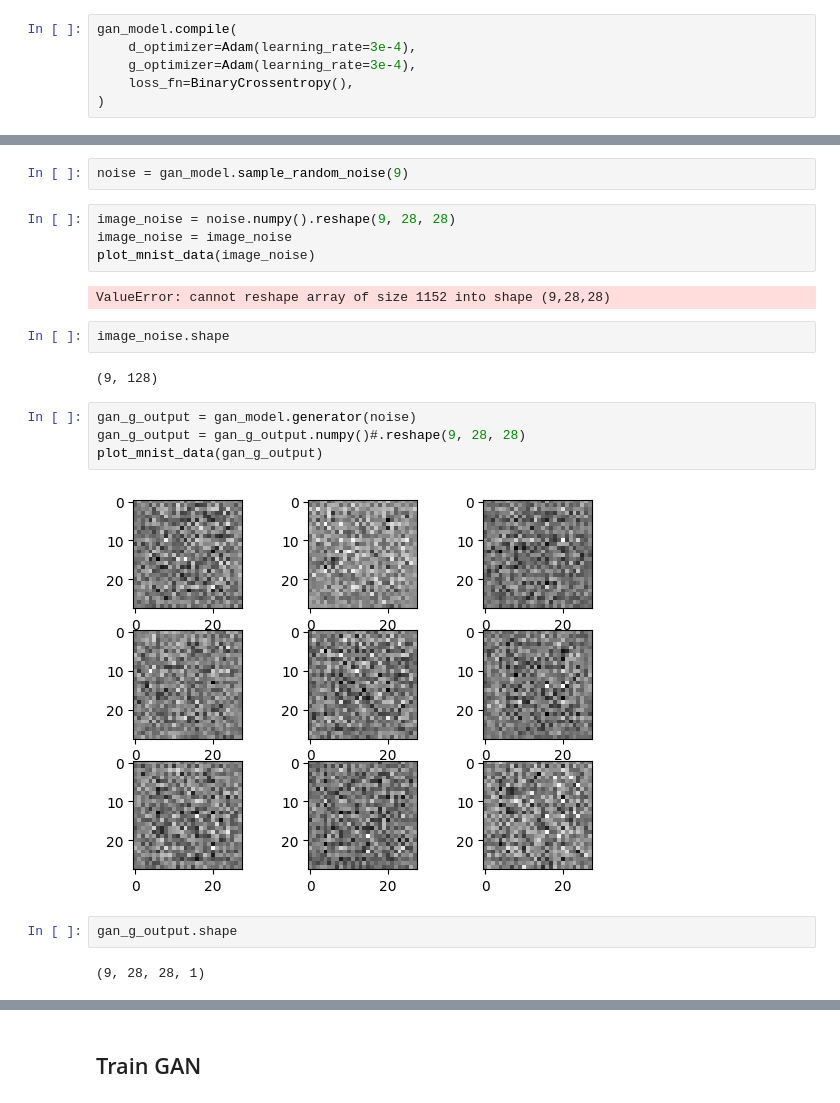
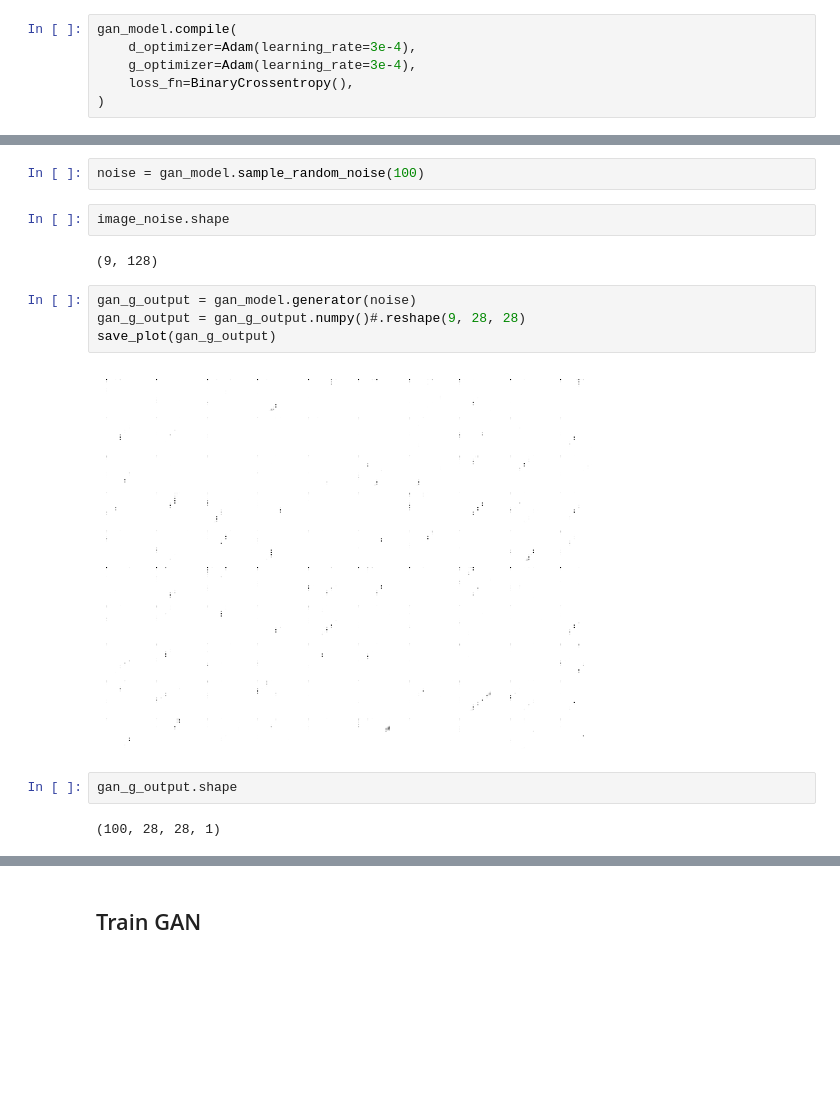
Before and after one commit to vijaygkd/gan, a Jupyter notebook: notebooks/train.ipynb, the cells around one changed output, grey strips where cells are left out. Saved outputs shown, nothing was run; the diff lists cells and outputs as text; blank space fills up the shorter version.

```diff
--- a/notebooks/train.ipynb
+++ b/notebooks/train.ipynb
@@ -51,13 +115,7 @@ Trainable params: 1,339,905
 Non-trainable params: 0
 _________________________________________________________________
 # %%
-noise = gan_model.sample_random_noise(9)
+noise = gan_model.sample_random_noise(100)
-# %%
-image_noise = noise.numpy().reshape(9, 28, 28)
-image_noise = image_noise
-plot_mnist_data(image_noise)
-# %% [output]
-ValueError: cannot reshape array of size 1152 into shape (9,28,28)
 # %%
 image_noise.shape
 # %% [output]
@@ -65,10 +123,10 @@ image_noise.shape
 # %%
 gan_g_output = gan_model.generator(noise)
 gan_g_output = gan_g_output.numpy()#.reshape(9, 28, 28)
-plot_mnist_data(gan_g_output)
+save_plot(gan_g_output)
 # %% [output]
-[figure, old version]
+[figure, new version]
 # %%
 gan_g_output.shape
 # %% [output]
-(9, 28, 28, 1)
+(100, 28, 28, 1)
```
Also changed, not shown: parts of 26 cells of this notebook, 1 other file.
